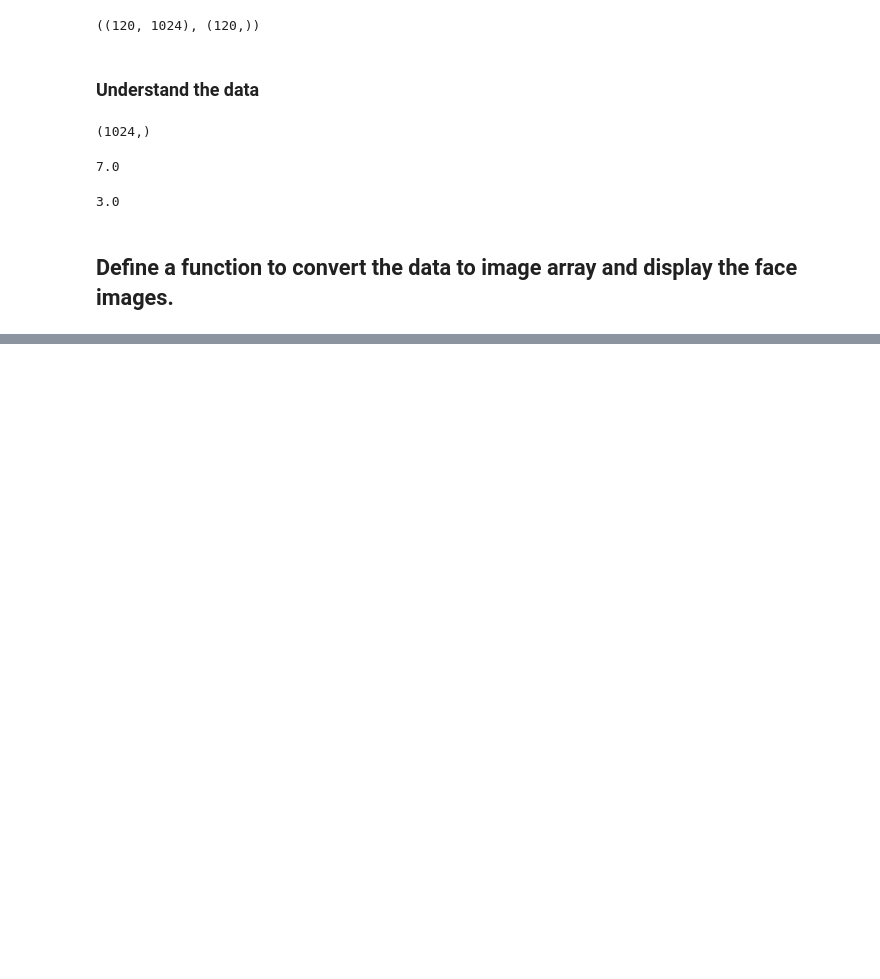
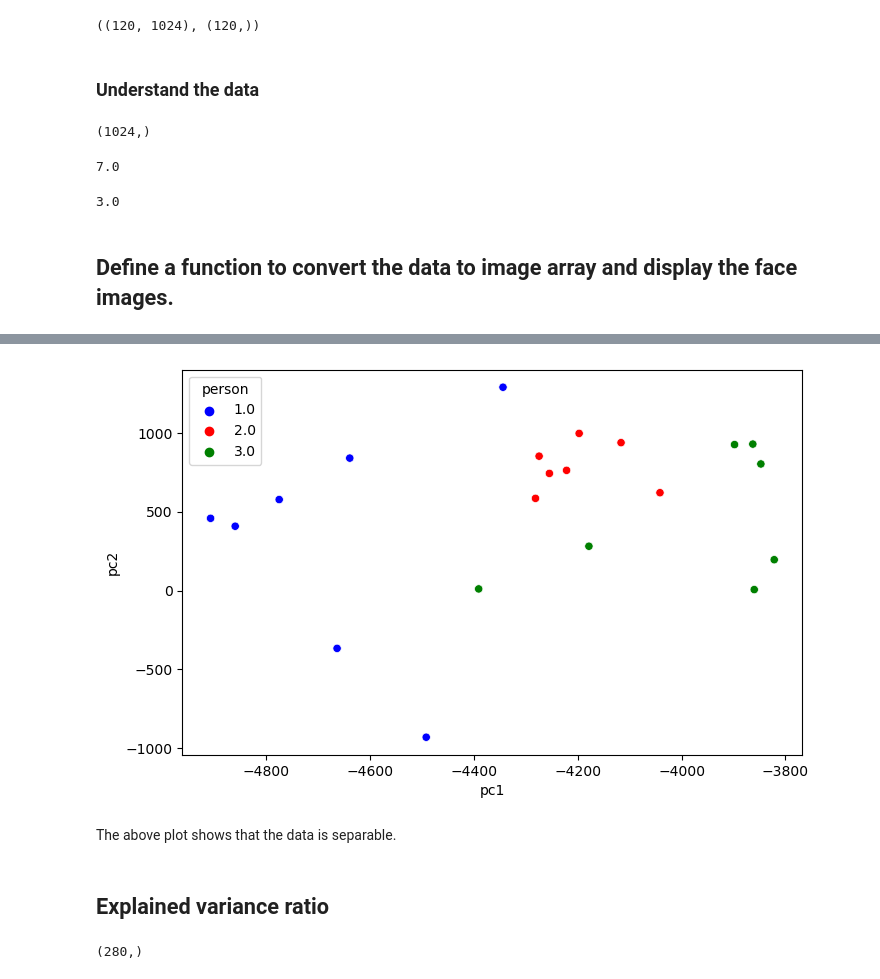
Before and after one commit to youfenglab/youfenglab.github.io, a Jupyter notebook: projects/nbs/eigenface.ipynb, the cells around one changed output, grey strips where cells are left out. Saved outputs shown, nothing was run; the diff lists cells and outputs as text; code cells hidden in the pictures; blank space fills up the shorter version.

```diff
--- a/projects/nbs/eigenface.ipynb
+++ b/projects/nbs/eigenface.ipynb
@@ -63,0 +229,3 @@ show_images(X_train, 2, 5)
+# %%
+data_2d = pd.DataFrame(data=np.concatenate((T, y), axis=1), columns=['pc1', 'pc2', 'person'])
+data_2d.head()
@@ -63,0 +239,14 @@ show_images(X_train, 2, 5)
+# %%
+fig, ax = plt.subplots(figsize=(8, 5))
+sns.scatterplot(data=data_2d, x='pc1', y='pc2', hue='person', palette=['blue', 'red', 'green'], ax=ax)
+plt.show()
+# %% [output]
+[figure, added]
+# %% [markdown]
+The above plot shows that the data is separable.
+# %% [markdown]
+## Explained variance ratio
+# %%
+s.shape
+# %% [output]
+(280,)
```
Also changed, not shown: parts of 50 cells of this notebook, 2 other files.
